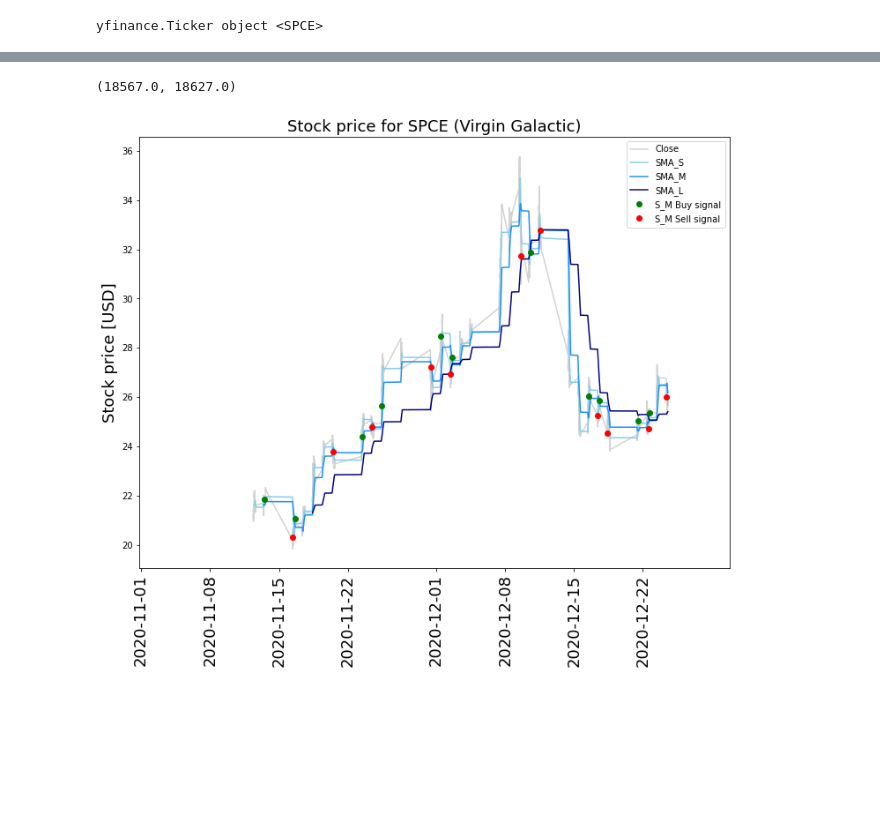
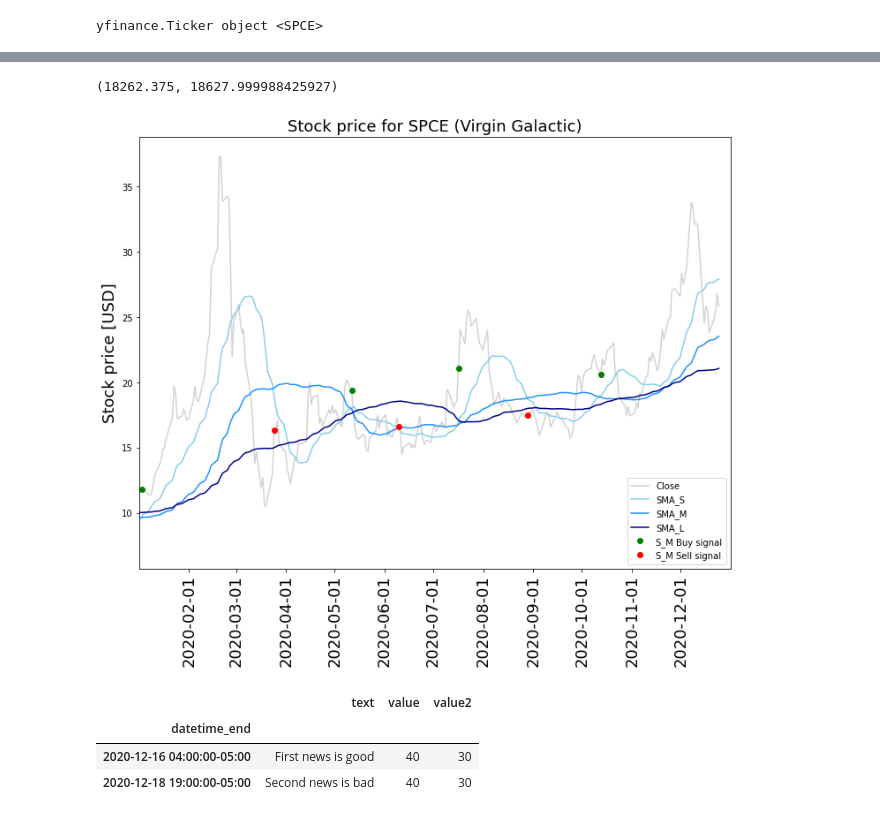
Before and after one commit to abuzatu/time_series, a Jupyter notebook: finance/yahoo_finance.ipynb, the cells around one changed output, grey strips where cells are left out. Saved outputs shown, nothing was run; the diff lists cells and outputs as text; code cells hidden in the pictures; blank space fills up the shorter version.

```diff
--- a/finance/yahoo_finance.ipynb
+++ b/finance/yahoo_finance.ipynb
@@ -74,0 +97,7 @@ df_original.index.tz
+# %%
+# For the 1h interval, there is a bug as it returns a date without the time, so we need to add by hand
+# There are 7 intervals for every day, sometimes fewer if there is a short day
+# The stock market usually starts at 9:30 am and ends at 5 pm.
+# so the last interval has only 30 minutes.
+df = df_original.reset_index()
+df[0:65]
@@ -74,0 +160,25 @@ df_original.index.tz
+# %%
+def update_df_min(df):
+    # this is for N minutes interval
+    dt = df[DATETIME]
+    date = None
+    list_datetime_start = []
+    list_datetime_end = []
+    for i in range(len(df)):
+        datetime_start = dt[i]
+        datetime_end = datetime_start + pd.Timedelta(INTERVAL_NUMBER, unit = INTERVAL_UNIT)
+        # print(f"i={i}, counter={counter}, datetime_start={datetime_start}, datetime_end={datetime_end}")
+        list_datetime_start.append(datetime_start)
+        list_datetime_end.append(datetime_end)
+    df["datetime_start"] = list_datetime_start
+    df["datetime_end"] = list_datetime_end
+# %%
+if INTERVAL == "1d":
+    update_df_1d(df)
+elif INTERVAL == "1h":
+    update_df_1h(df)
+elif INTERVAL.endswith("m"):
+    update_df_min(df)
+else:
+    raise RuntimeError(f"INTERVAL={INTERVAL} not known!")
+df.head()
@@ -75,6 +200,7 @@ df_original.index.tz
 # %%
-# keep only the date and the Close price
-df = df_original.reset_index()[[DATETIME, "Close"]].set_index(DATETIME)
+# keep only the close datetime and price
+MY_DATETIME = "datetime_end"
+df = df[[MY_DATETIME, "Close"]].set_index(MY_DATETIME)
 df
 # %% [output]
 |  | Close |
@@ -227,35 +353,59 @@ ax.plot(df.Close, color = "lightgray", label = "Close")
 ax.plot(df.SMA_S, color = "skyblue", label = "SMA_S")
 ax.plot(df.SMA_M, color = "dodgerblue", label = "SMA_M")
 ax.plot(df.SMA_L, color = "darkblue", label = "SMA_L")
 #ax.plot(df.index, df.Signal, color = "darkgreen", label = "Signal")
 #ax.plot(df.index, df.Action, color = "violet", label = "Action")
 # plot markers on the plot for the points where one has to sell or buy
 # https://matplotlib.org/3.2.1/api/_as_gen/matplotlib.pyplot.plot.html
 # https://www.w3schools.com/python/matplotlib_markers.asp
 if False:
     df_buy = df[df["Action_S_L"] == 1.0]
     plt.plot(df_buy.index, df_buy.Close, "Dg", label = "S_L Buy signal")
     df_sell = df[df["Action_S_L"] == -1.0]
     plt.plot(df_sell.index, df_sell.Close, "Dr", label = "S_L Sell signal")
 if True:
     df_buy = df[df["Action_S_M"] == 1.0]
     plt.plot(df_buy.index, df_buy.Close, "og", label = "S_M Buy signal")
     df_sell = df[df["Action_S_M"] == -1.0]
     plt.plot(df_sell.index, df_sell.Close, "or", label = "S_M Sell signal")
 #
 plt.legend()
 plt.title(f"Stock price for {STOCK_TICKER} ({STOCK_NAME})", fontsize = 18)
 # plt.xticks(rotation="vertical")
 # date_form = DateFormatter("%H:%M:%S")
 date_form = DateFormatter("%Y-%m-%d")
 # date_form = DateFormatter("%m-%d")
 ax.xaxis.set_major_formatter(date_form)
 #ax.set_xticks(rotation='vertical')
 ax.tick_params(axis = "x", labelsize = 18, labelrotation = 90)
 plt.ylabel("Stock price [USD]", fontsize = 18)
-plt.xlim(xmin = pd.to_datetime("2020-11-01 00:00:00"), xmax = pd.to_datetime("2020-12-31 00:00:00"))
+plt.xlim(DATE_INITIAL_PLOT, DATE_FINAL_PLOT)
+# plt.ylim(23.78, 35.82)
 # %% [output]
-(18567.0, 18627.0)
+(18262.375, 18627.999988425927)
-[figure, old version]
+[figure, new version]
+# %%
+list_value = [
+    {
+        "datetime_end": pd.to_datetime("2020-12-16 04:00:00").tz_localize(LOCALIZE_US_STOCK_MARKET),
+        "text": "First news is good",
+        "value" : 40,
+        "value2": 30,
+    },
+    {
+        "datetime_end": pd.to_datetime("2020-12-18 19:00:00").tz_localize(LOCALIZE_US_STOCK_MARKET),
+        "text": "Second news is bad",
+        "value" : 40,
+        "value2": 30,
+    },
+
+]
+df_news = pd.DataFrame(list_value).set_index("datetime_end")
+df_news
+# %% [output]
+|  | text | value | value2 |
+| datetime_end |  |  |  |
+| 2020-12-16 04:00:00-05:00 | First news is good | 40 | 30 |
+| 2020-12-18 19:00:00-05:00 | Second news is bad | 40 | 30 |
 # %%
 # plot on an interactive plot using hvplot
```
Also changed, not shown: parts of 23 cells of this notebook, 1 other file.
